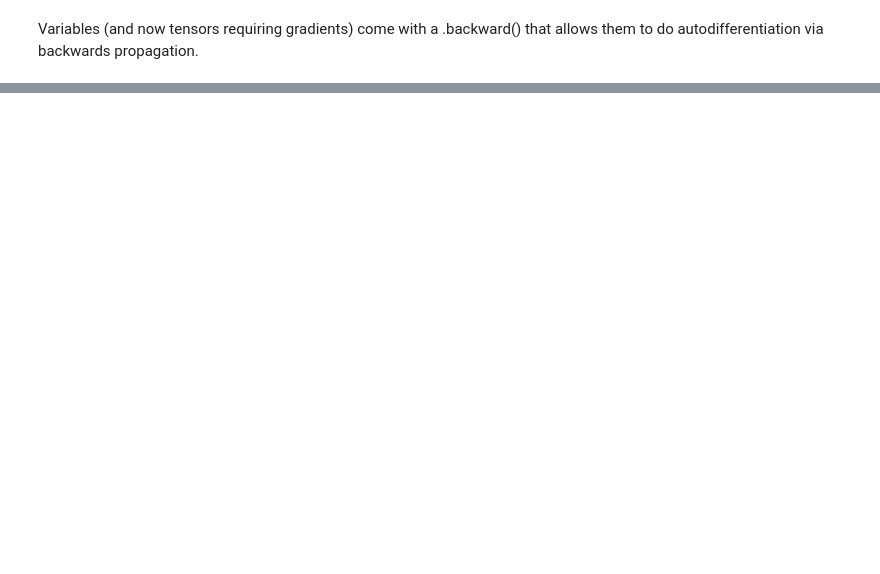
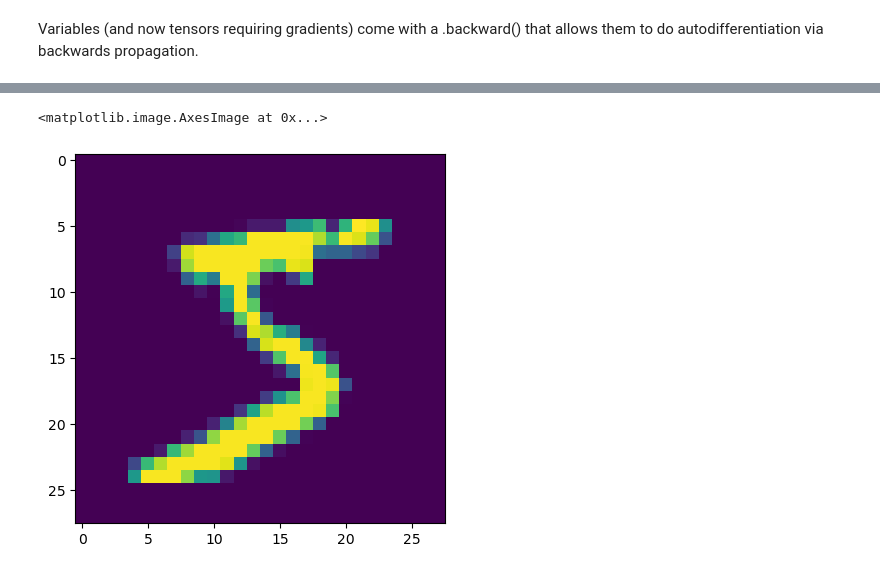
Before and after one commit to hultml/simple-pytorch, a Jupyter notebook: pytorch.ipynb, the cells around one changed output, grey strips where cells are left out. Saved outputs shown, nothing was run; the diff lists cells and outputs as text; code cells hidden in the pictures; blank space fills up the shorter version.

```diff
--- a/pytorch.ipynb
+++ b/pytorch.ipynb
@@ -477,0 +370,25 @@ Variables (and now tensors requiring gradients) come with a .backward() that all
+# %%
+import torch
+from torch.utils.data import TensorDataset, DataLoader
+
+def read_mnist_images(filename):
+    with gzip.open(filename, 'rb') as f:
+        magic, num_images, rows, cols = struct.unpack('>IIII', f.read(16))
+        images = np.frombuffer(f.read(), dtype=np.uint8).reshape(num_images, rows, cols)
+    return images
+
+def read_mnist_labels(filename):
+    with gzip.open(filename, 'rb') as f:
+        magic, num_labels = struct.unpack('>II', f.read(8))
+        labels = np.frombuffer(f.read(), dtype=np.uint8)
+    return labels
+# %%
+# Load the data
+train_images = read_mnist_images('data/MNIST/raw/train-images-idx3-ubyte.gz')
+train_labels = read_mnist_labels('data/MNIST/raw/train-labels-idx1-ubyte.gz')
+test_images = read_mnist_images('data/MNIST/raw/t10k-images-idx3-ubyte.gz')
+test_labels = read_mnist_labels('data/MNIST/raw/t10k-labels-idx1-ubyte.gz')
+
+# Normalize the data
+train_images = train_images.astype(np.float32) / 255.0
+test_images = test_images.astype(np.float32) / 255.0
@@ -477,0 +425,6 @@ Variables (and now tensors requiring gradients) come with a .backward() that all
+# %%
+import matplotlib.pyplot as plt
+plt.imshow(train_images[0])
+# %% [output]
+<matplotlib.image.AxesImage at 0x...>
+[figure, added]
```
Also changed, not shown: parts of 28 cells of this notebook, 4 other files.
